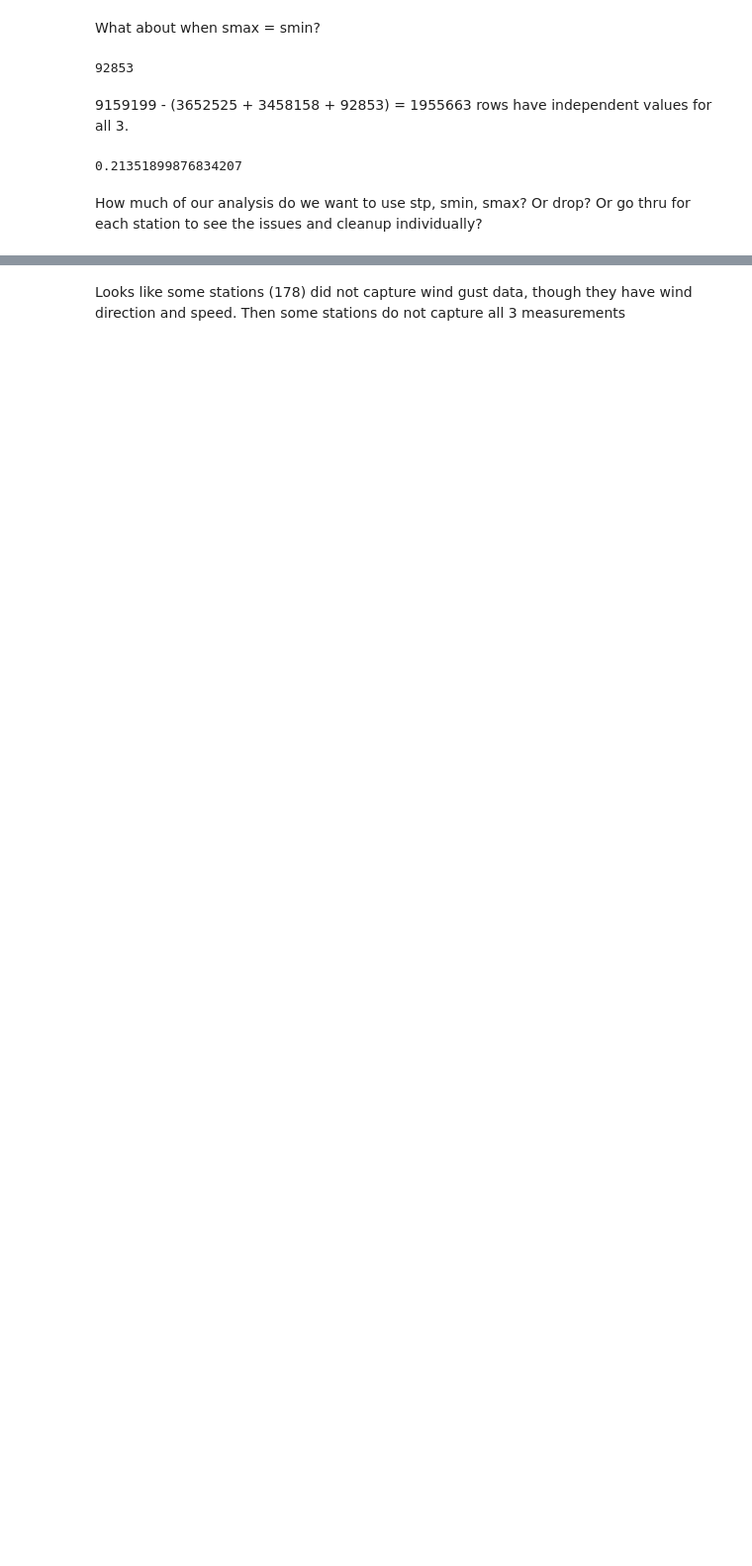
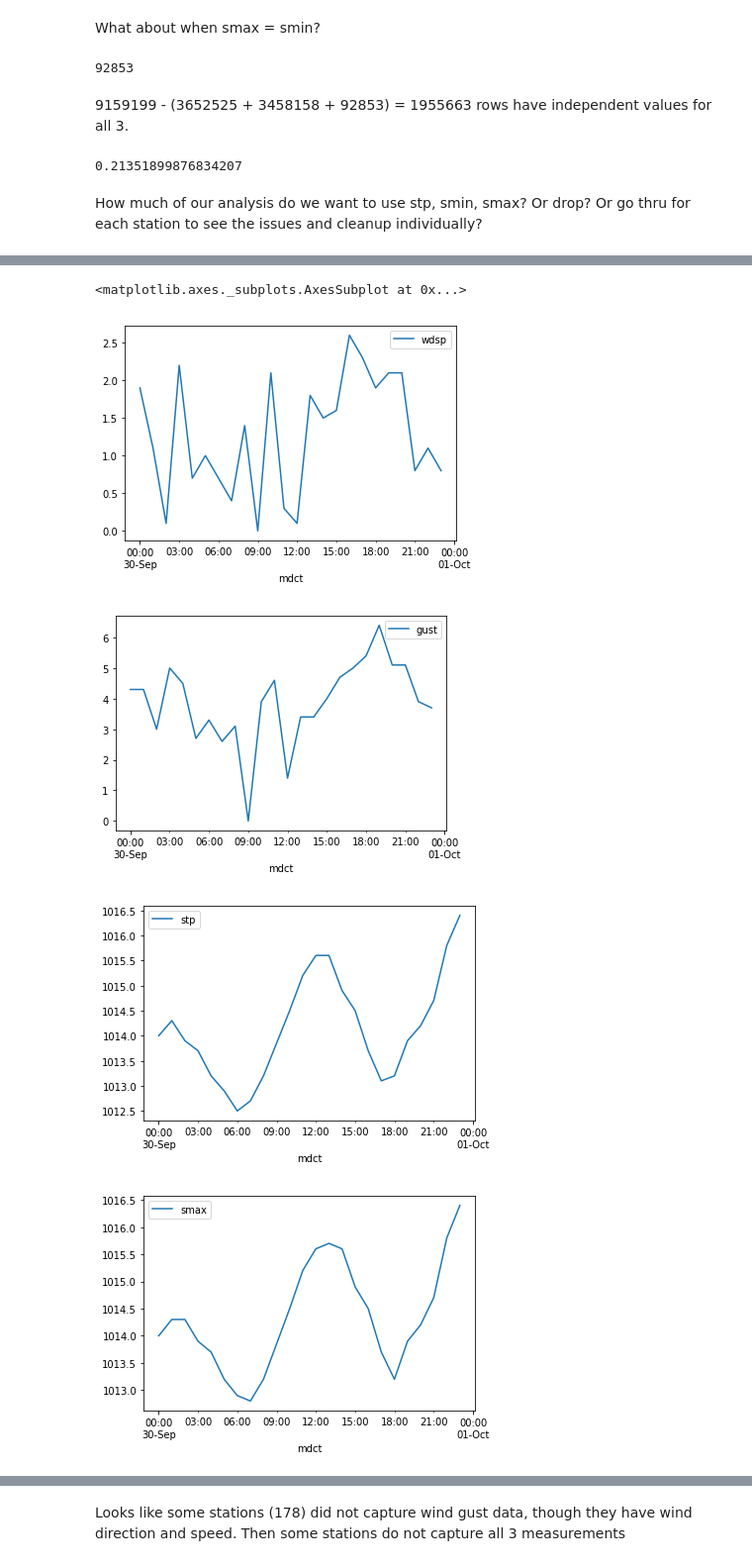
Before and after one commit to sanjayr1/Data_Tools_Brazil_Weather, a Jupyter notebook: Data_cleanup.ipynb, the cells around one changed output, grey strips where cells are left out. Shown at 99% size. Cells and saved outputs as stored; diff of their text form; code cells hidden in the pictures; blank space fills up the shorter version.

```diff
--- a/Data_cleanup.ipynb
+++ b/Data_cleanup.ipynb
@@ -268,0 +364,19 @@ How much of our analysis do we want to use stp, smin, smax? Or drop? Or go thru
+# %%
+# check 2 week period for sample station(384)
+is_384 = df['wsid'] == 384
+station_384 = df[is_384]
+station_384_tail_365 = station_384.tail(24)
+station_384_tail_365 = station_384_tail_365.reset_index()
+
+station_384_tail_365.plot(x='mdct', y='wdsp')
+#station_384_tail_365.plot(x='mdct', y='wdct')
+station_384_tail_365.plot(x='mdct', y='gust')
+station_384_tail_365.plot(x='mdct', y='stp')
+station_384_tail_365.plot(x='mdct', y='smax')
+station_384_tail_365.plot(x='mdct', y='smin')
+# %% [output]
+<matplotlib.axes._subplots.AxesSubplot at 0x...>
+[figure, added]
+[figure, added]
+[figure, added]
+[figure, added]
```
Also changed, not shown: parts of 18 cells of this notebook.
